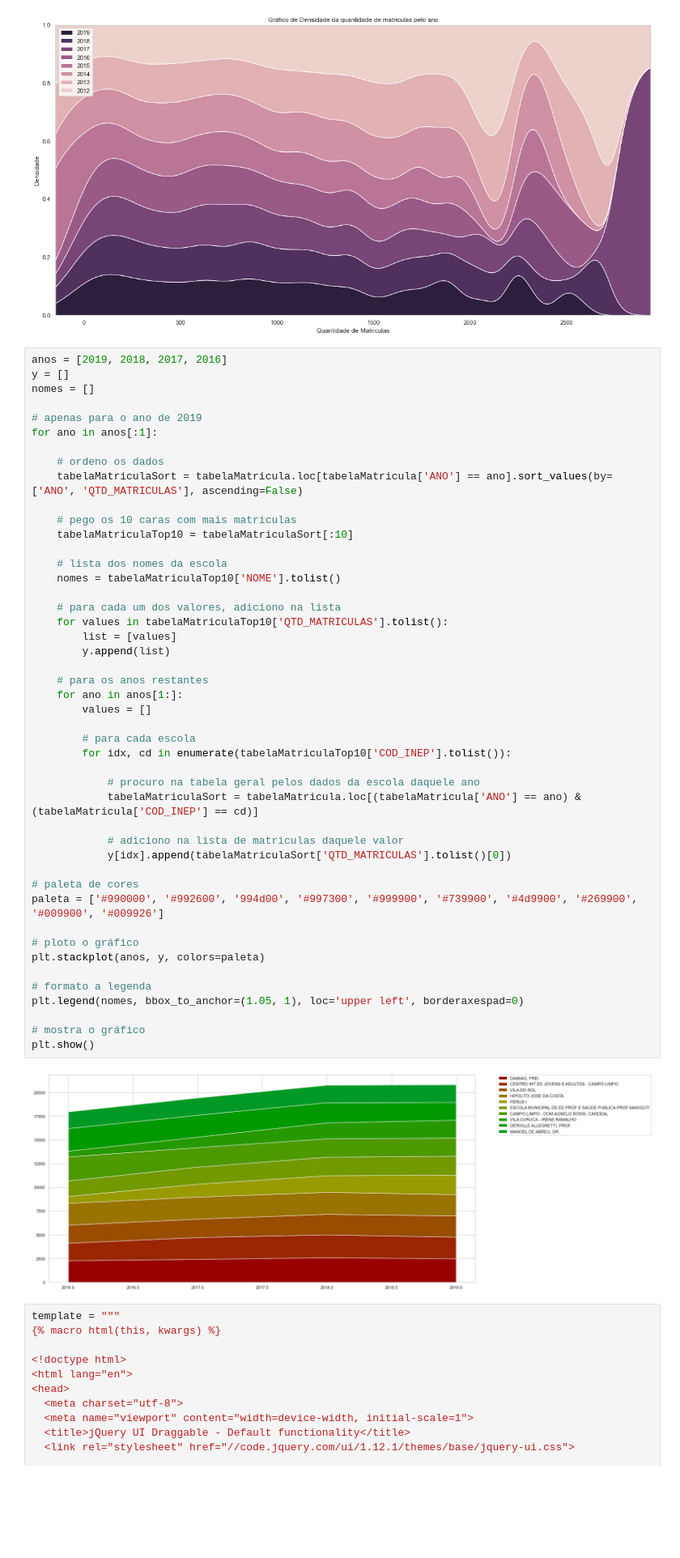
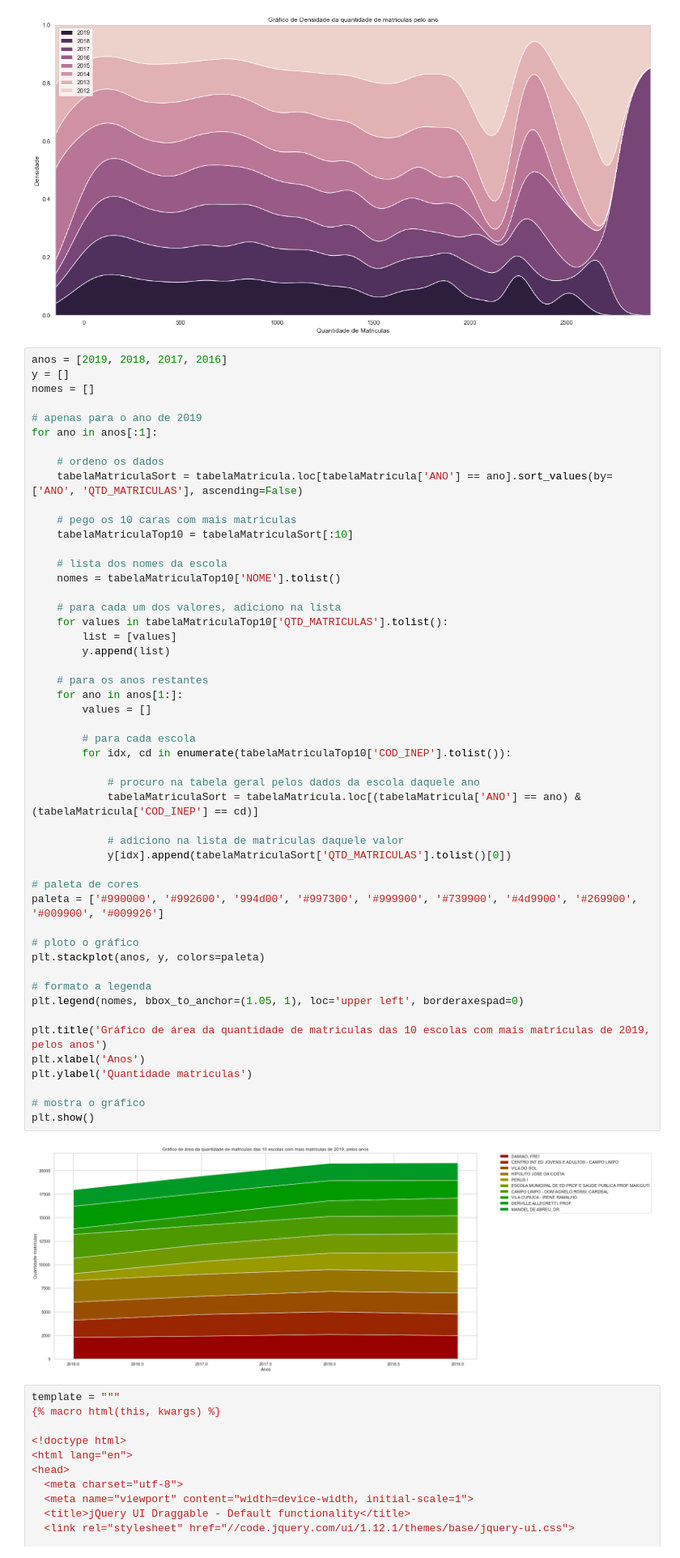
Before and after one commit to EnzoItaliano/visualizacao-dados, a Jupyter notebook: segunda_apresentacao.ipynb, the cells around one changed output. Shown: that part at 81% size. Drawn from its saved outputs; the diff is of its cells as text; blank space fills up the shorter version.

```diff
--- a/segunda_apresentacao.ipynb
+++ b/segunda_apresentacao.ipynb
@@ -139,34 +139,38 @@ for ano in anos[:1]:
     # para cada um dos valores, adiciono na lista
     for values in tabelaMatriculaTop10['QTD_MATRICULAS'].tolist():
         list = [values]
         y.append(list)
 
     # para os anos restantes
     for ano in anos[1:]:
         values = []
 
         # para cada escola
         for idx, cd in enumerate(tabelaMatriculaTop10['COD_INEP'].tolist()):
 
             # procuro na tabela geral pelos dados da escola daquele ano
             tabelaMatriculaSort = tabelaMatricula.loc[(tabelaMatricula['ANO'] == ano) & (tabelaMatricula['COD_INEP'] == cd)]
 
             # adiciono na lista de matriculas daquele valor
             y[idx].append(tabelaMatriculaSort['QTD_MATRICULAS'].tolist()[0])
 
 # paleta de cores
 paleta = ['#990000', '#992600', '994d00', '#997300', '#999900', '#739900', '#4d9900', '#269900', '#009900', '#009926']
 
 # ploto o gráfico
 plt.stackplot(anos, y, colors=paleta)
 
 # formato a legenda
 plt.legend(nomes, bbox_to_anchor=(1.05, 1), loc='upper left', borderaxespad=0)
 
+plt.title('Gráfico de área da quantidade de matriculas das 10 escolas com mais matriculas de 2019, pelos anos')
+plt.xlabel('Anos')
+plt.ylabel('Quantidade matriculas')
+
 # mostra o gráfico
 plt.show()
 # %% [output]
-[figure, old version]
+[figure, new version]
 # %%
 template = """
 {% macro html(this, kwargs) %}
```
